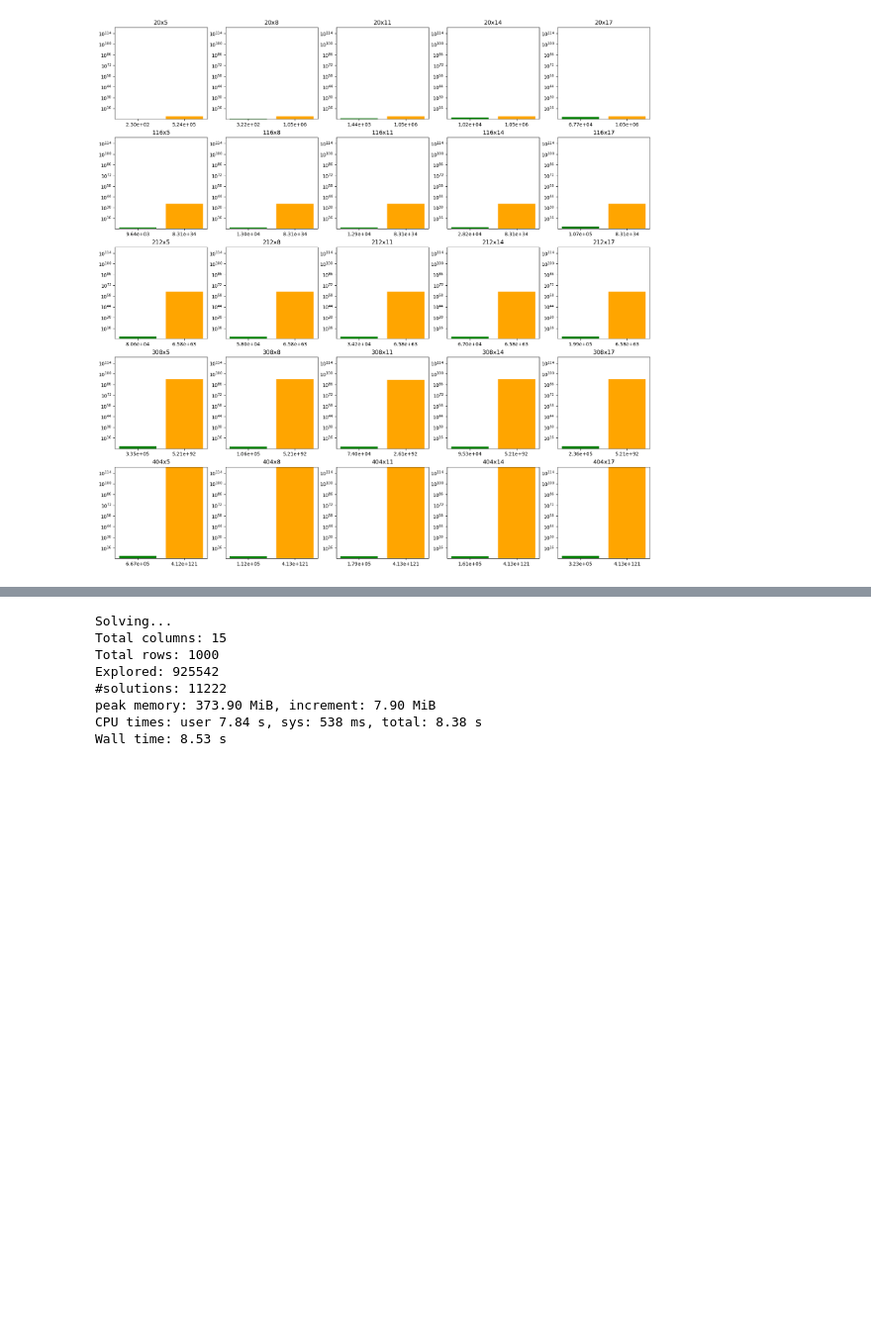
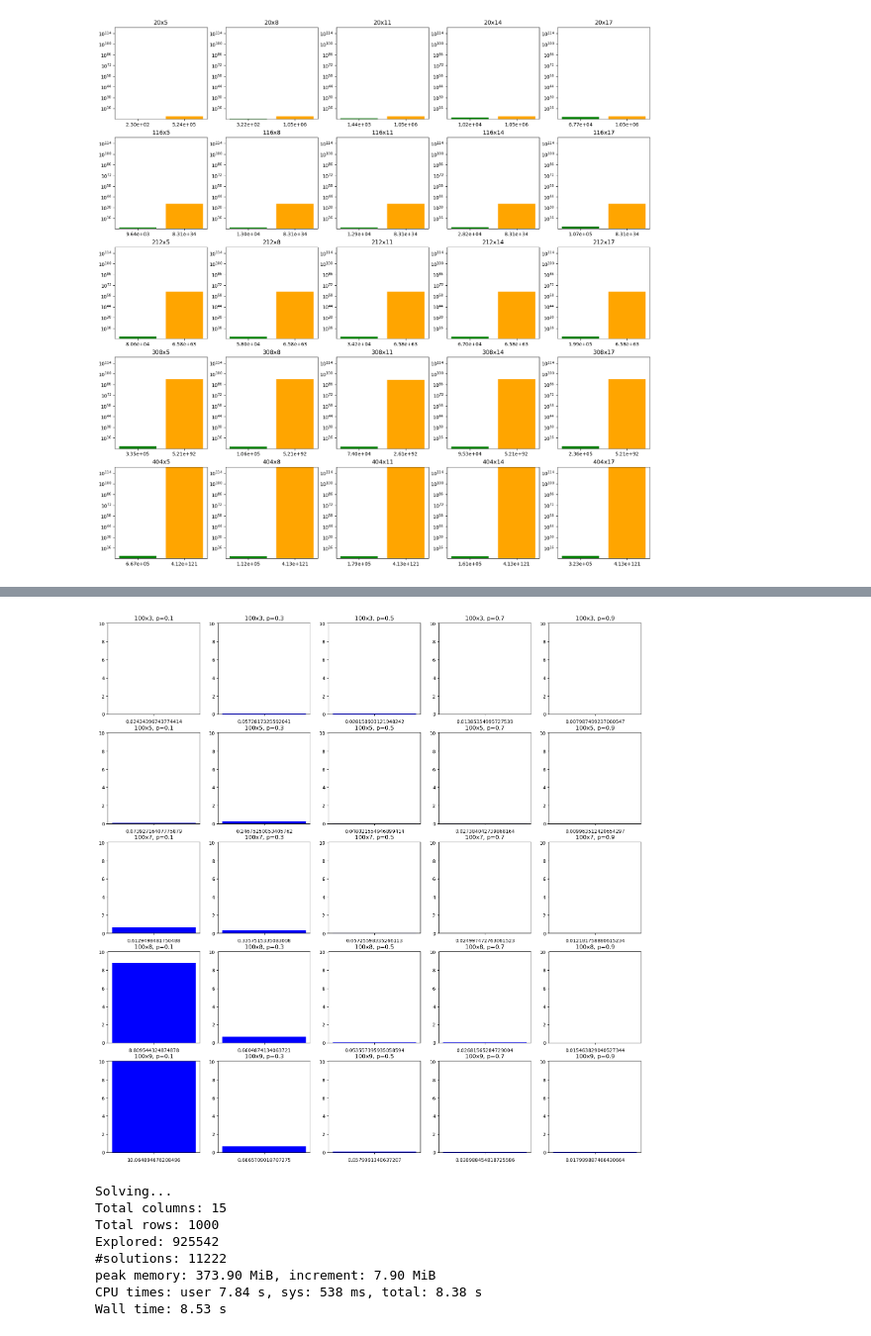
Before and after one commit to festad/University-Notes, a Jupyter notebook: algstrdat/prog/py/mem_eff_exact_cover.ipynb, the cells around one changed output, grey strips where cells are left out. Shown at 99% size. Drawn from its saved outputs; the diff is of its cells as text; code cells hidden in the pictures; blank space fills up the shorter version.

```diff
--- a/algstrdat/prog/py/mem_eff_exact_cover.ipynb
+++ b/algstrdat/prog/py/mem_eff_exact_cover.ipynb
@@ -1528,3 +1644,25 @@ plt.show()
+# %%
+# And now, plotting the time to solve for base
+
+fig, axs = plt.subplots(sqrtN, sqrtN, figsize=(20, 20))
+for i, (time, (rows, cols,_)) in enumerate(zip(times, solutions)):
+    ax = axs[i // sqrtN][i % sqrtN]
+    ax.bar([""], [time], color="blue")
+    # ax bar font size
+    ax.tick_params(axis='both', which='major')
+    ax.set_title(f"{rows}x{cols}, p={probabilities[i % len(probabilities)]/100}")
+    # ax title font size
+    # ax.title.set_size(AX_TITLE_FONTSIZE)
+    # ax.set_xlabel("Version")
+    # ax.set_ylabel("Time (s)")
+    # Setting the y limit to the maximum time
+    ax.set_ylim(top=max([time for time in times]))
+    # showing the time as x label
+    ax.set_xlabel(f"{time}")
+# title = fig.suptitle("Time to solve for different exact cover problems", fontsize=16)
+plt.savefig(path_out+"time_to_solve_prob.pdf", dpi=300)
+# %% [output]
+[figure, added]
 # %%
 # Generating an exact cover problem 400x15 and solving it
 matrix = generate_exact_cover(1000, 15, path_out+"generated_exact_cover.txt")
```
Also changed, not shown: parts of 21 cells of this notebook, 29 other files.
